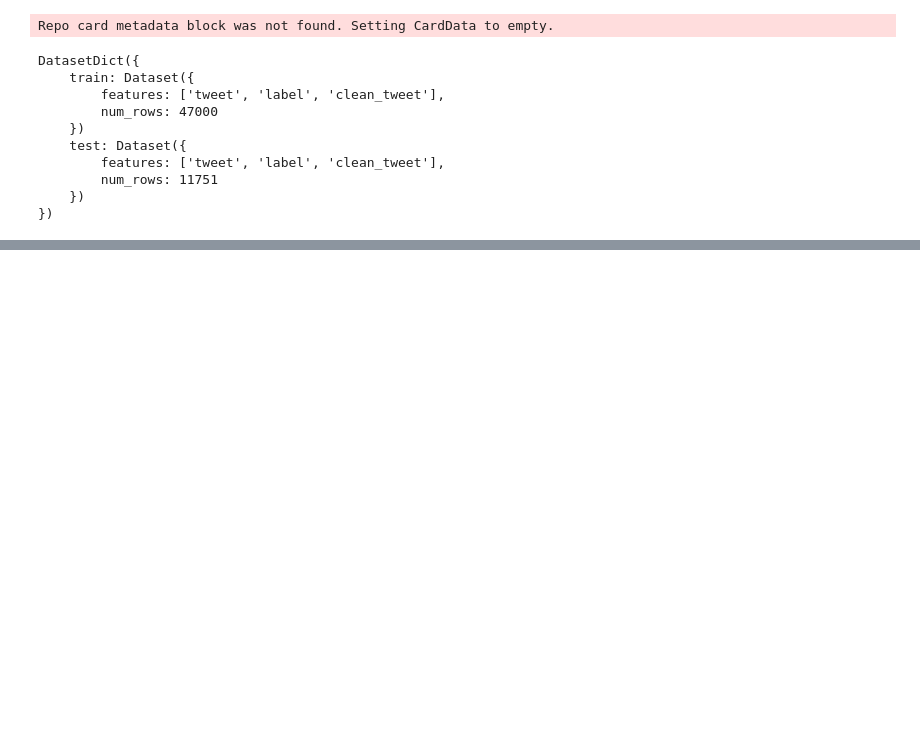
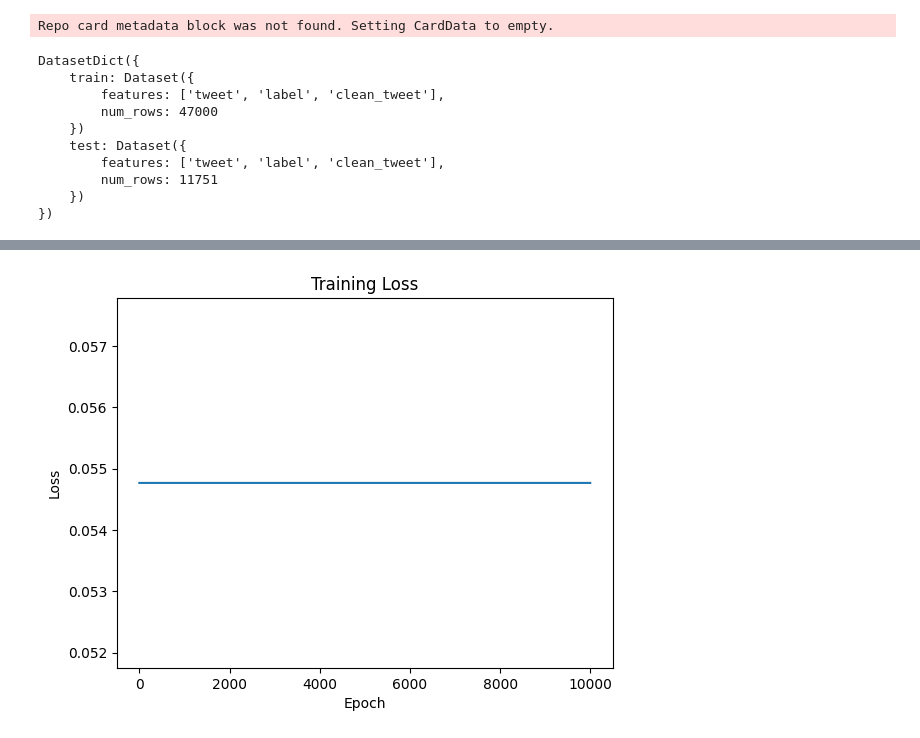
Before and after one commit to Haya-Alwizrah/Arabic_NLP, a Jupyter notebook: week2/Project/main.ipynb, the cells around one changed output, grey strips where cells are left out. Cells and saved outputs as stored; diff of their text form; code cells hidden in the pictures; blank space fills up the shorter version.

```diff
--- a/week2/Project/main.ipynb
+++ b/week2/Project/main.ipynb
@@ -53,0 +134,20 @@ X_train.shape
+# %%
+losses = []
+for epoch in range(epochs):
+    pred = model(X_test)
+    loss = loss_fn(pred, y_test)
+
+    losses.append(loss.item())
+
+    if epoch % 1000 == 0:
+        print(f"Epoch {epoch}: Loss = {loss.item():.4f}")
+
+print(loss.item())
+# ====== Plot ======
+plt.figure()
+plt.plot(losses)
+plt.xlabel("Epoch")
+plt.ylabel("Loss")
+plt.title("Training Loss")
+plt.show()
+# %% [output]
@@ -53,0 +165 @@ X_train.shape
+[figure, added]
```
Also changed, not shown: parts of 8 cells of this notebook.
